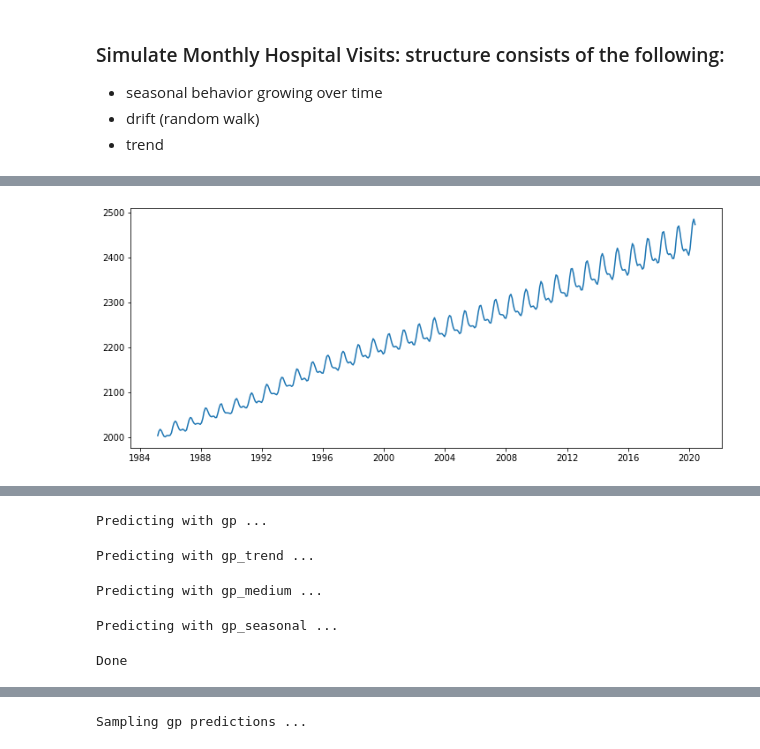
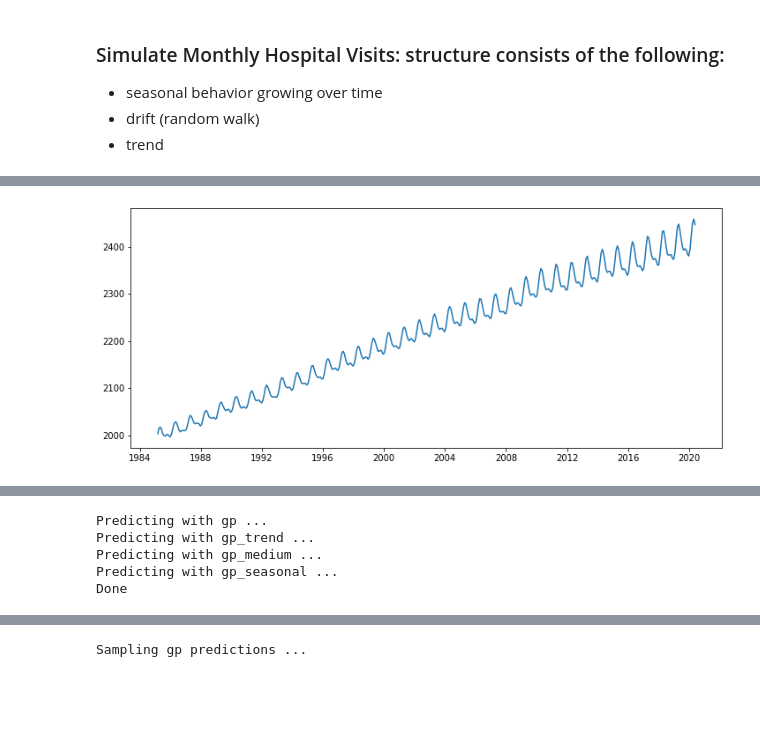
Before and after one commit to icmoore/healthcare_analytics, a Jupyter notebook: notebooks/monthly_visits_simulation.ipynb, the cells around one changed output, grey strips where cells are left out. Cells and saved outputs as stored; diff of their text form; code cells hidden in the pictures; blank space fills up the shorter version.

```diff
--- a/notebooks/monthly_visits_simulation.ipynb
+++ b/notebooks/monthly_visits_simulation.ipynb
@@ -38,8 +38,17 @@ def dates_to_idx(timelist, ref_date):
     reference_time = pd.to_datetime(ref_date)
     t = (timelist - reference_time) / np.timedelta64(1, 'Y')
     return np.asarray(t)
+
+def simulate_visits(t):
+    N = len(t)
+    s = seasonal(t, [10,5,0.2], [5,-0.5,0.4], 0.5)
+    y = 2000 + 12*t + s*np.exp(0.03*t) + drift(N,1)
+    return y
 # %% [markdown]
 ### Simulate Monthly Hospital Visits: structure consists of the following:
    * seasonal behavior growing over time
    * drift (random walk)
    * trend
+# %%
+sim = pd.read_csv('../data/sim_visits.csv')
+sim.head()
@@ -46,22 +62,23 @@ def dates_to_idx(timelist, ref_date):
 # %%
-start_date = '3/01/1985'
+start_date = sim['dates'].values[0]
 dates = pd.date_range(start=start_date, end="06/01/2020", freq="30D")
 
 t = dates_to_idx(dates, start_date)
-N = len(t)
-s = seasonal(t, [10,5,0.2], [5,-0.5,0.4], 0.5)
-y = 2000 + 12*t + s*np.exp(0.03*t) + drift(N,1)
+y = simulate_visits(t)
+# sim = pd.DataFrame({'dates':dates,'count':y_orig})
+# sim.to_csv('../data/sim_visits.csv', encoding='utf-8', index=False)
+# y = sim['count'].values
 
 plt.figure(figsize=(12,5))
 plt.plot(dates, y);
 
 y_std = np.std(y)
 y_first = y[0]
 y = (y - y_first)/y_std
 
 t = t.reshape(-1,1)
 # %% [output]
-[figure, old version]
+[figure, new version]
 # %%
 N_back = 50
 t_before = t[:-N_back]
@@ -145,10 +162,10 @@ fit = fit.assign(mu_seasonal = mu*y_std + y_first, sd_seasonal = np.sqrt(var*y_s
 print("Done")
 # %% [output]
 Predicting with gp ...
+Predicting with gp_trend ...
+Predicting with gp_medium ...
+Predicting with gp_seasonal ...
+Done
-Predicting with gp_trend ...
-Predicting with gp_medium ...
-Predicting with gp_seasonal ...
-Done
 # %%
 ## plot the components
 p = figure(title="Decomposition of Monthly Hospital Visits", x_axis_type='datetime', plot_width=750, plot_height=500)
```
Also changed, not shown: parts of 3 cells of this notebook, 3 other files.
